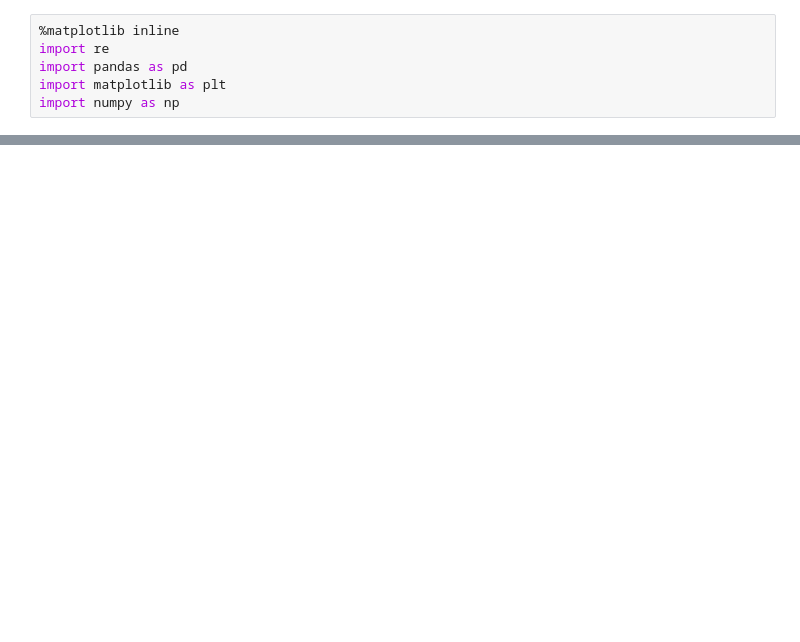
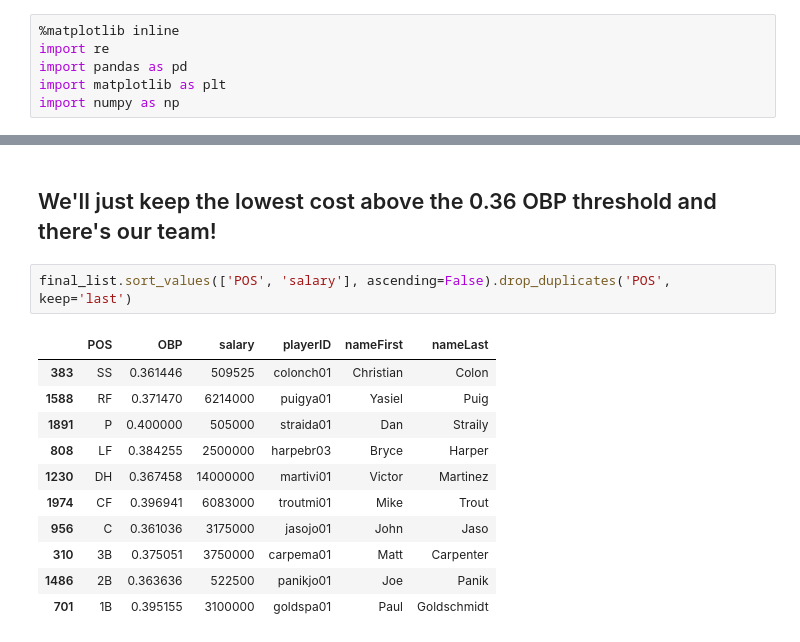
Before and after one commit to CameronBoudreau/moneyball, a Jupyter notebook: moneyball.ipynb, the cells around one changed output, grey strips where cells are left out. Cells and saved outputs as stored; diff of their text form; blank space fills up the shorter version.

```diff
--- a/moneyball.ipynb
+++ b/moneyball.ipynb
@@ -200,0 +200,16 @@ batting['OBP'] = get_obp(batting['H'], batting['AB'], batting['BB'], batting['SF
+# %% [markdown]
+## We'll just keep the lowest cost above the 0.36 OBP threshold and there's our team!
+# %%
+final_list.sort_values(['POS', 'salary'], ascending=False).drop_duplicates('POS', keep='last')
+# %% [output]
+|  | POS | OBP | salary | playerID | nameFirst | nameLast |
+| 383 | SS | 0.361446 | 509525 | colonch01 | Christian | Colon |
+| 1588 | RF | 0.371470 | 6214000 | puigya01 | Yasiel | Puig |
+| 1891 | P | 0.400000 | 505000 | straida01 | Dan | Straily |
+| 808 | LF | 0.384255 | 2500000 | harpebr03 | Bryce | Harper |
+| 1230 | DH | 0.367458 | 14000000 | martivi01 | Victor | Martinez |
+| 1974 | CF | 0.396941 | 6083000 | troutmi01 | Mike | Trout |
+| 956 | C | 0.361036 | 3175000 | jasojo01 | John | Jaso |
+| 310 | 3B | 0.375051 | 3750000 | carpema01 | Matt | Carpenter |
+| 1486 | 2B | 0.363636 | 522500 | panikjo01 | Joe | Panik |
+| 701 | 1B | 0.395155 | 3100000 | goldspa01 | Paul | Goldschmidt |
```
Also changed, not shown: parts of 47 cells of this notebook, 1 other file.
